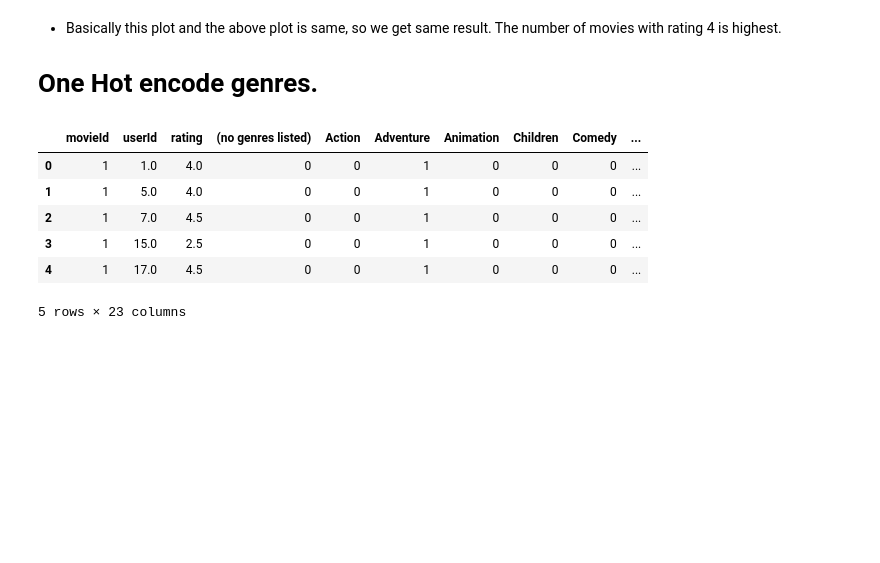
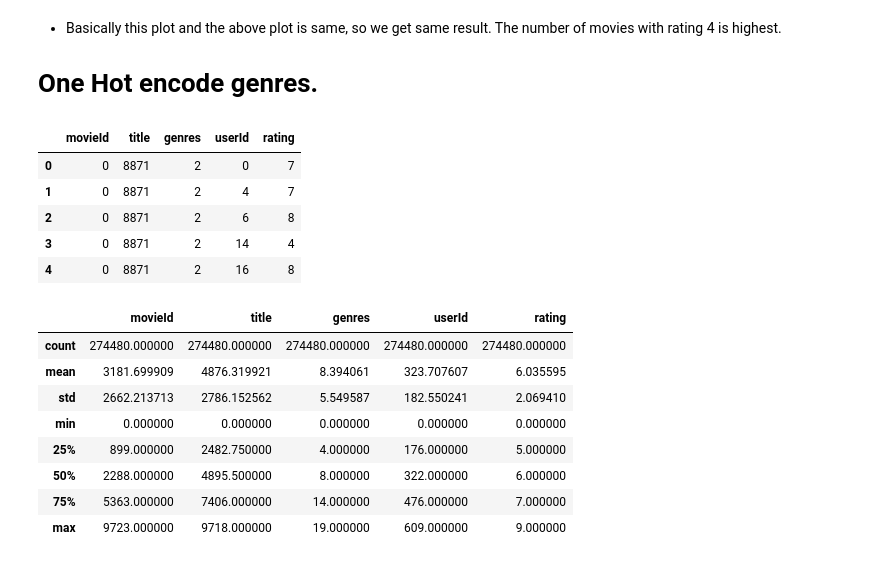
Before and after one commit to bhatraisummit/eecs_731_hw_project3, a Jupyter notebook: notebook/1.1-art_or_blockbuster.ipynb, the cells around one changed output. Cells and saved outputs as stored; diff of their text form; code cells hidden in the pictures; blank space fills up the shorter version.

```diff
--- a/notebook/1.1-art_or_blockbuster.ipynb
+++ b/notebook/1.1-art_or_blockbuster.ipynb
@@ -337,20 +337,27 @@ array([[<matplotlib.axes._subplots.AxesSubplot object at 0x...>]],
 - Basically this plot and the above plot is same, so we get same result. The number of movies with rating 4 is highest.
 
 # One Hot encode genres.
-# %%
-one_hot = pd.get_dummies(df_movie_rate['genres'])
-df_movie_rate = pd.concat([df_movie_rate, one_hot], axis = 1)
-df_movie_rate = df_movie_rate.drop(['genres'], axis=1)
-df_movie_rate = df_movie_rate.drop(['title'], axis=1)
-df_movie_rate.head()
-# %% [output]
-|  | movieId | userId | rating | (no genres listed) | Action | Adventure | Animation | Children | Comedy | ... |
-| 0 | 1 | 1.0 | 4.0 | 0 | 0 | 1 | 0 | 0 | 0 | ... |
-| 1 | 1 | 5.0 | 4.0 | 0 | 0 | 1 | 0 | 0 | 0 | ... |
-| 2 | 1 | 7.0 | 4.5 | 0 | 0 | 1 | 0 | 0 | 0 | ... |
-| 3 | 1 | 15.0 | 2.5 | 0 | 0 | 1 | 0 | 0 | 0 | ... |
-| 4 | 1 | 17.0 | 4.5 | 0 | 0 | 1 | 0 | 0 | 0 | ... |
-5 rows × 23 columns
+# %%
+label_encoder = LabelEncoder()
+df_movie_rate = df_movie_rate.apply(label_encoder.fit_transform)
+df_movie_rate.head()
+df_movie_rate.describe()
+# %% [output]
+|  | movieId | title | genres | userId | rating |
+| 0 | 0 | 8871 | 2 | 0 | 7 |
+| 1 | 0 | 8871 | 2 | 4 | 7 |
+| 2 | 0 | 8871 | 2 | 6 | 8 |
+| 3 | 0 | 8871 | 2 | 14 | 4 |
+| 4 | 0 | 8871 | 2 | 16 | 8 |
+|  | movieId | title | genres | userId | rating |
+| count | 274480.000000 | 274480.000000 | 274480.000000 | 274480.000000 | 274480.000000 |
+| mean | 3181.699909 | 4876.319921 | 8.394061 | 323.707607 | 6.035595 |
+| std | 2662.213713 | 2786.152562 | 5.549587 | 182.550241 | 2.069410 |
+| min | 0.000000 | 0.000000 | 0.000000 | 0.000000 | 0.000000 |
+| 25% | 899.000000 | 2482.750000 | 4.000000 | 176.000000 | 5.000000 |
+| 50% | 2288.000000 | 4895.500000 | 8.000000 | 322.000000 | 6.000000 |
+| 75% | 5363.000000 | 7406.000000 | 14.000000 | 476.000000 | 7.000000 |
+| max | 9723.000000 | 9718.000000 | 19.000000 | 609.000000 | 9.000000 |
 # %%
 wcss = []
 for ii in range( 1, 30 ):
```
Also changed, not shown: parts of 2 cells of this notebook.
